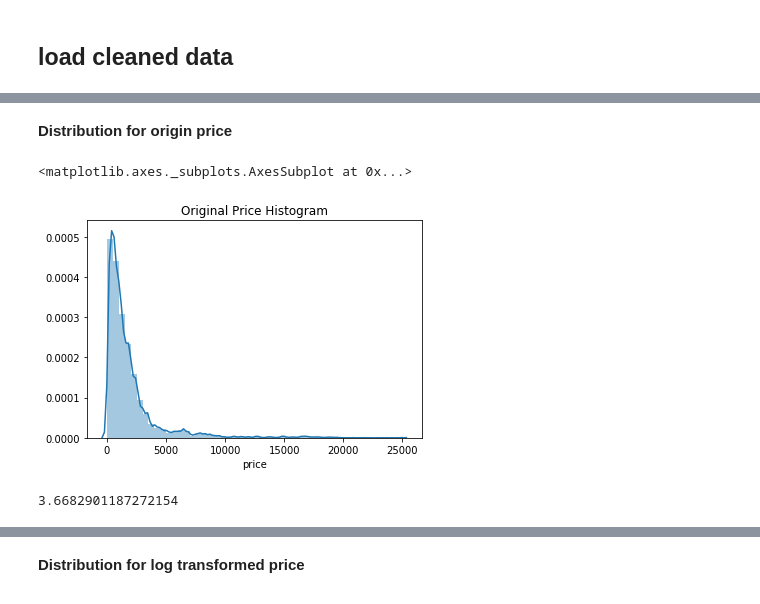
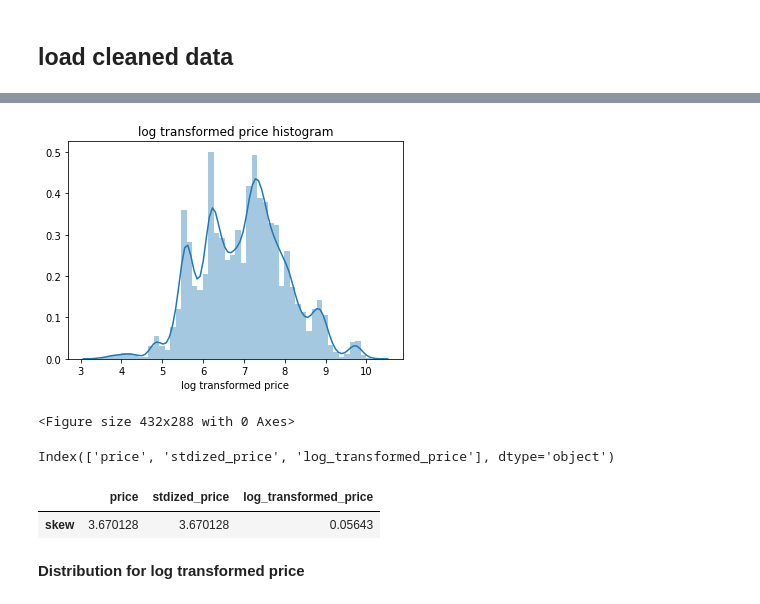
Before and after one commit to meowpunch/bobsim-research, a Jupyter notebook: src/main/python/analysis_open_data_price.ipynb, the cells around one changed output, grey strips where cells are left out. Drawn from its saved outputs; the diff is of its cells as text; code cells hidden in the pictures.

```diff
--- a/src/main/python/analysis_open_data_price.ipynb
+++ b/src/main/python/analysis_open_data_price.ipynb
@@ -172,13 +128,8 @@ save_hist(clean_p["price"], name="clean")
-# %% [markdown]
-**Distribution for origin price**
-# %%
-plt.title('Original Price Histogram')
-sns.distplot(groupby_df['당일조사가격'].rename("price"))
-# %% [output]
-<matplotlib.axes._subplots.AxesSubplot at 0x...>
-[figure, removed]
-# %%
-from scipy.stats import skew
-skew(groupby_df['당일조사가격'])
-# %% [output]
-3.6682901187272154
+# %%
+from util.visualize import draw_hist
+from util.s3_manager.manage import S3Manager
+import numpy as np
+
+draw_hist(np.log1p(clean_p["price"].rename("log transformed price")))
+S3Manager("production-bobsim").save_plt_to_png(key="food_material_price_predict_model/image/log_price_hist.png")
+# %% [output]
@@ -184,0 +137,2 @@ skew(groupby_df['당일조사가격'])
+[figure, added]
+<Figure size 432x288 with 0 Axes>
@@ -185,3 +143,14 @@ skew(groupby_df['당일조사가격'])
+# %%
+import pandas as pd
+from scipy.stats import skew
+
+price_df = pd.concat([price, stdized_price, log_transformed_price], axis=1)
+print(price_df.columns)
+pd.Series(skew(price_df), index=price_df.columns).rename("skew").to_frame().T
+# %% [output]
+Index(['price', 'stdized_price', 'log_transformed_price'], dtype='object')
+|  | price | stdized_price | log_transformed_price |
+| skew | 3.670128 | 3.670128 | 0.05643 |
 # %% [markdown]
 **Distribution for log transformed price**
 # %%
```
Also changed, not shown: parts of 7 cells of this notebook, 17 other files.
